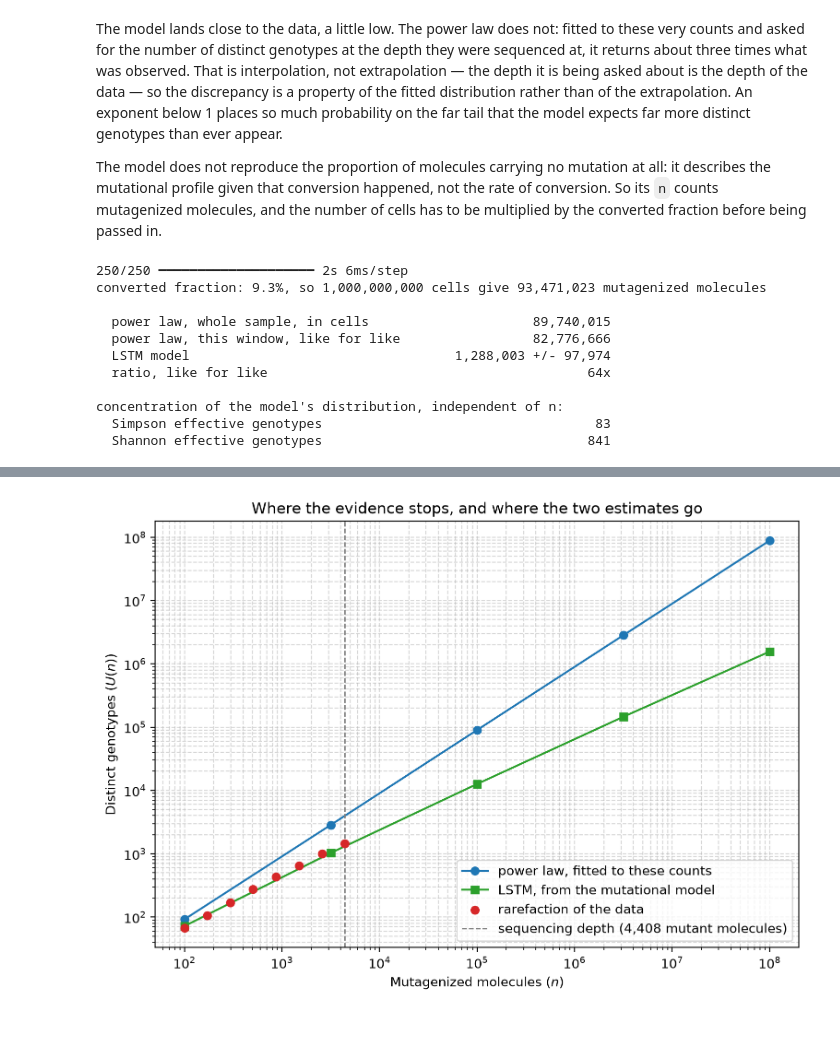
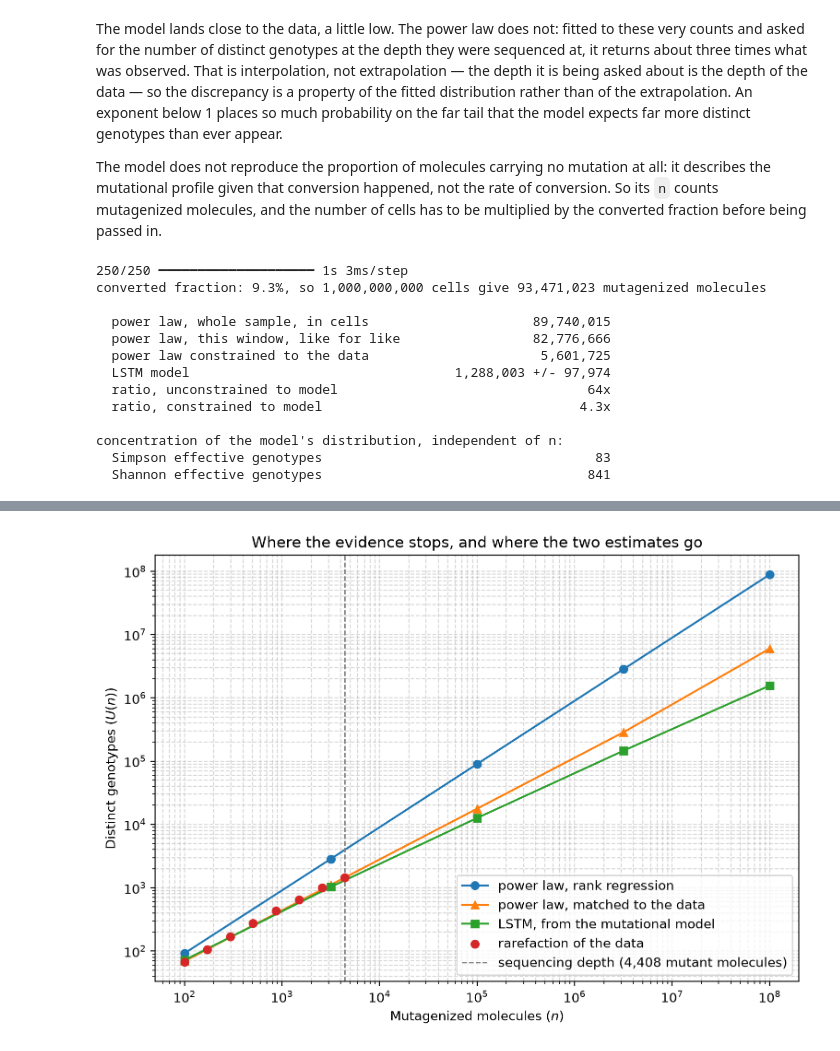
Before and after one commit to dbikard/dgrec, a Jupyter notebook: nbs/DGRec data analysis/01_library_size_estimation.ipynb, the cells around one changed output, grey strips where cells are left out. Cells and saved outputs as stored; diff of their text form; code cells hidden in the pictures.

```diff
--- a/nbs/DGRec data analysis/01_library_size_estimation.ipynb
+++ b/nbs/DGRec data analysis/01_library_size_estimation.ipynb
@@ -251,14 +311,18 @@ if _LSTM:
     #LSTM and the rarefaction use. The two differ far less than either differs from the model.
     pl_whole = results['library_size']
     pl_window = estimate_library_size(list(in_window.values()), G=4**20, N=n_mutagenized)['library_size']
+    con_window = estimate_library_size_constrained(list(in_window.values()), G=4**20,
+                                                   N=n_mutagenized)['library_size']
     lstm_est = estimate_library_size_lstm(TR, n=n_mutagenized, n_samples=8000, seed=0)
 
     print(f"converted fraction: {100*converted:.1f}%, so {n_cells:,} cells give "
           f"{n_mutagenized:,} mutagenized molecules\n")
     rows = [("power law, whole sample, in cells", f"{pl_whole:,}"),
             ("power law, this window, like for like", f"{pl_window:,}"),
+            ("power law constrained to the data", f"{con_window:,}"),
             ("LSTM model", f"{lstm_est['library_size']:,.0f} +/- {lstm_est['se']:,.0f}"),
-            ("ratio, like for like", f"{pl_window/lstm_est['library_size']:.0f}x")]
+            ("ratio, unconstrained to model", f"{pl_window/lstm_est['library_size']:.0f}x"),
+            ("ratio, constrained to model", f"{con_window/lstm_est['library_size']:.1f}x")]
     for label, value in rows:
         print(f"  {label:<40}{value:>24}")
 
@@ -266,13 +330,15 @@ if _LSTM:
     print(f"  {'Simpson effective genotypes':<40}{lstm_est['simpson_effective']:>24,.0f}")
     print(f"  {'Shannon effective genotypes':<40}{lstm_est['shannon_effective']:>24,.0f}")
 # %% [output]
-250/250 ━━━━━━━━━━━━━━━━━━━━ 2s 6ms/step
+250/250 ━━━━━━━━━━━━━━━━━━━━ 1s 3ms/step
 converted fraction: 9.3%, so 1,000,000,000 cells give 93,471,023 mutagenized molecules
 
   power law, whole sample, in cells                     89,740,015
   power law, this window, like for like                 82,776,666
+  power law constrained to the data                      5,601,725
   LSTM model                                  1,288,003 +/- 97,974
-  ratio, like for like                                         64x
+  ratio, unconstrained to model                                64x
+  ratio, constrained to model                                 4.3x
 
 concentration of the model's distribution, independent of n:
   Simpson effective genotypes                                   83
@@ -298,9 +364,12 @@ if _LSTM:
     #three curves are about the same object: distinct genotypes among n mutagenized molecules
     power_curve = [estimate_library_size(list(in_window.values()), G=4**20, N=int(n))['library_size']
                    for n in n_model]
+    con_curve = [estimate_library_size_constrained(list(in_window.values()), G=4**20,
+                                                   N=int(n))['library_size'] for n in n_model]
 
     plt.figure(figsize=(9, 6))
-    plt.plot(n_model, power_curve, 'o-', color='tab:blue', label='power law, fitted to these counts')
+    plt.plot(n_model, power_curve, 'o-', color='tab:blue', label='power law, rank regression')
+    plt.plot(n_model, con_curve, '^-', color='tab:orange', label='power law, matched to the data')
     plt.plot(n_model, lstm_curve, 's-', color='tab:green', label='LSTM, from the mutational model')
     plt.scatter(n_obs, rarefaction, color='tab:red', zorder=5, label='rarefaction of the data')
     plt.axvline(len(pop), color='gray', ls='--', lw=1,
@@ -322,4 +391,4 @@ if _LSTM:
-[figure, old version]
+[figure, new version]
 # %% [markdown]
 Everything to the left of the dashed line is evidence; everything to the right is extrapolation.
 The red points are a rarefaction of the molecules actually sequenced — drawn without replacement,
```
Also changed, not shown: parts of 11 cells of this notebook, 3 other files.
